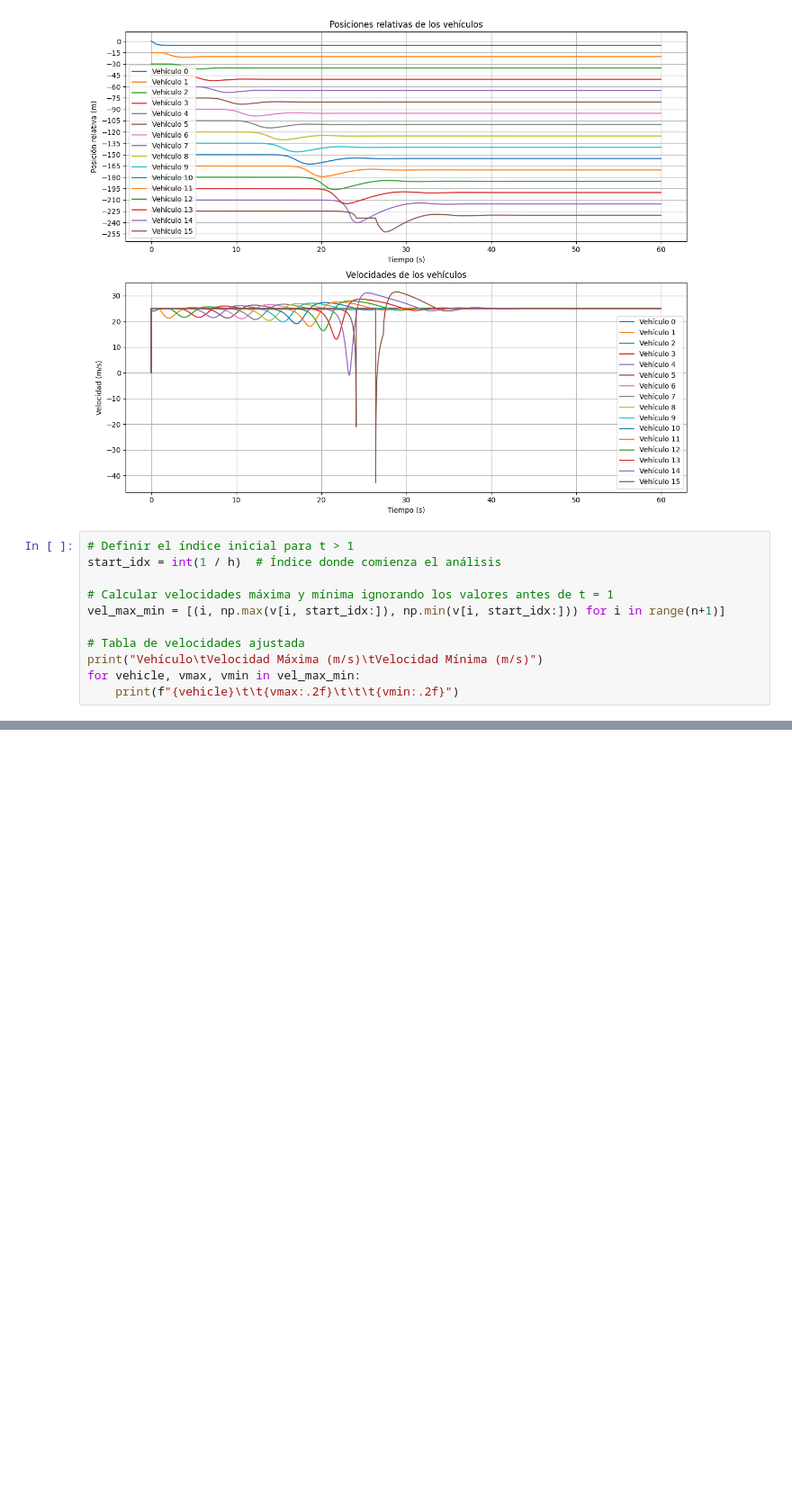
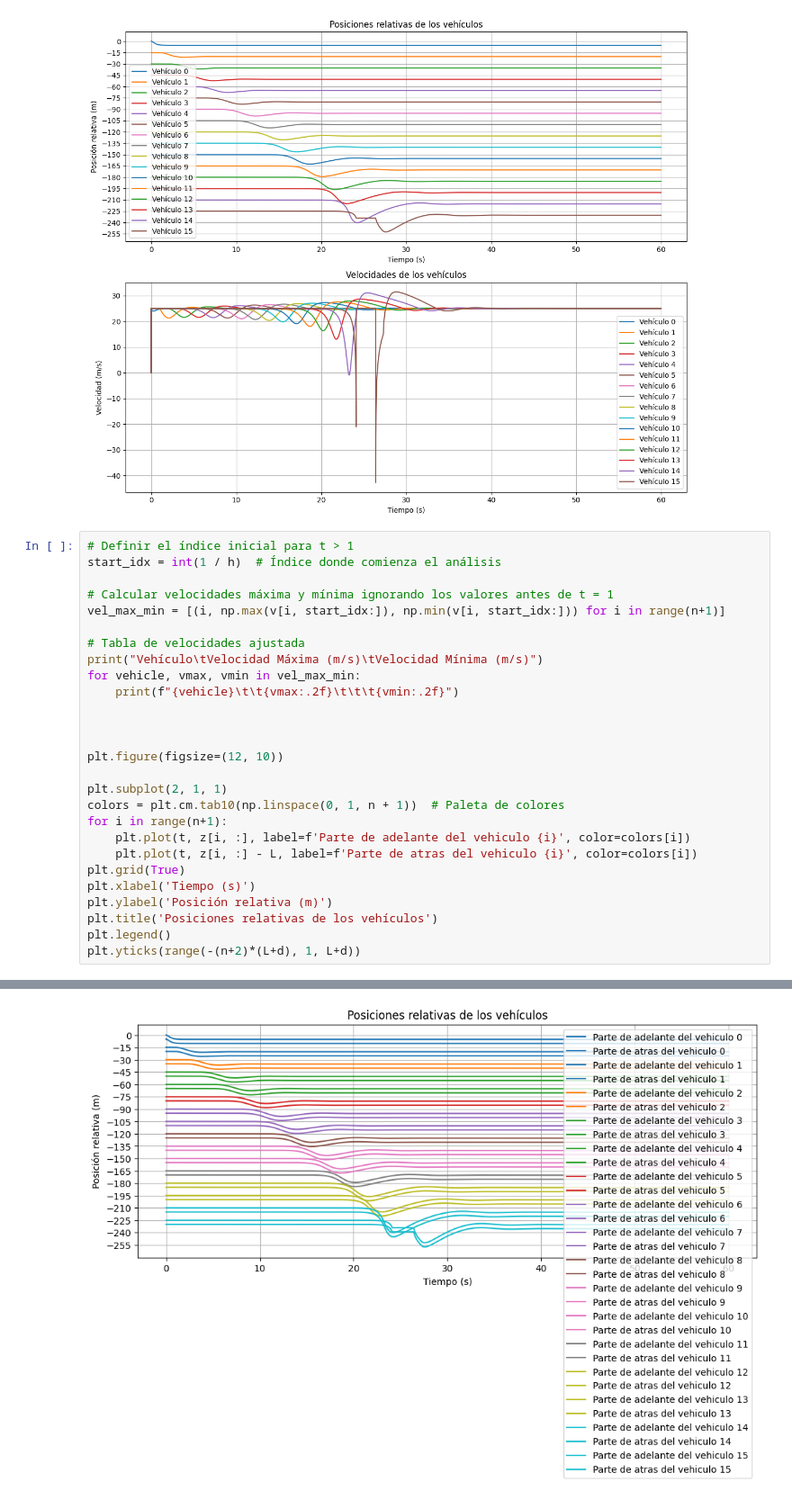
Before and after one commit to maximogiovanettoni/TP_modelacion_numerica, a Jupyter notebook: mediciones.ipynb, the cells around one changed output, grey strips where cells are left out. Shown at 90% size. Cells and saved outputs as stored; diff of their text form; blank space fills up the shorter version.

```diff
--- a/mediciones.ipynb
+++ b/mediciones.ipynb
@@ -113,6 +113,22 @@ vel_max_min = [(i, np.max(v[i, start_idx:]), np.min(v[i, start_idx:])) for i in
 print("Vehículo\tVelocidad Máxima (m/s)\tVelocidad Mínima (m/s)")
 for vehicle, vmax, vmin in vel_max_min:
     print(f"{vehicle}\t\t{vmax:.2f}\t\t\t{vmin:.2f}")
+
+
+
+plt.figure(figsize=(12, 10))
+
+plt.subplot(2, 1, 1)
+colors = plt.cm.tab10(np.linspace(0, 1, n + 1))  # Paleta de colores
+for i in range(n+1):
+    plt.plot(t, z[i, :], label=f'Parte de adelante del vehiculo {i}', color=colors[i])
+    plt.plot(t, z[i, :] - L, label=f'Parte de atras del vehiculo {i}', color=colors[i])
+plt.grid(True)
+plt.xlabel('Tiempo (s)')
+plt.ylabel('Posición relativa (m)')
+plt.title('Posiciones relativas de los vehículos')
+plt.legend()
+plt.yticks(range(-(n+2)*(L+d), 1, L+d))
 # %% [output]
 Vehículo        Velocidad Máxima (m/s)  Velocidad Mínima (m/s)
 0               25.00                   24.79
@@ -133,0 +167 @@ Vehículo        Velocidad Máxima (m/s)  Velocidad Mínima (m/s)
+[figure, added]
```
Also changed, not shown: parts of 1 cell of this notebook.
